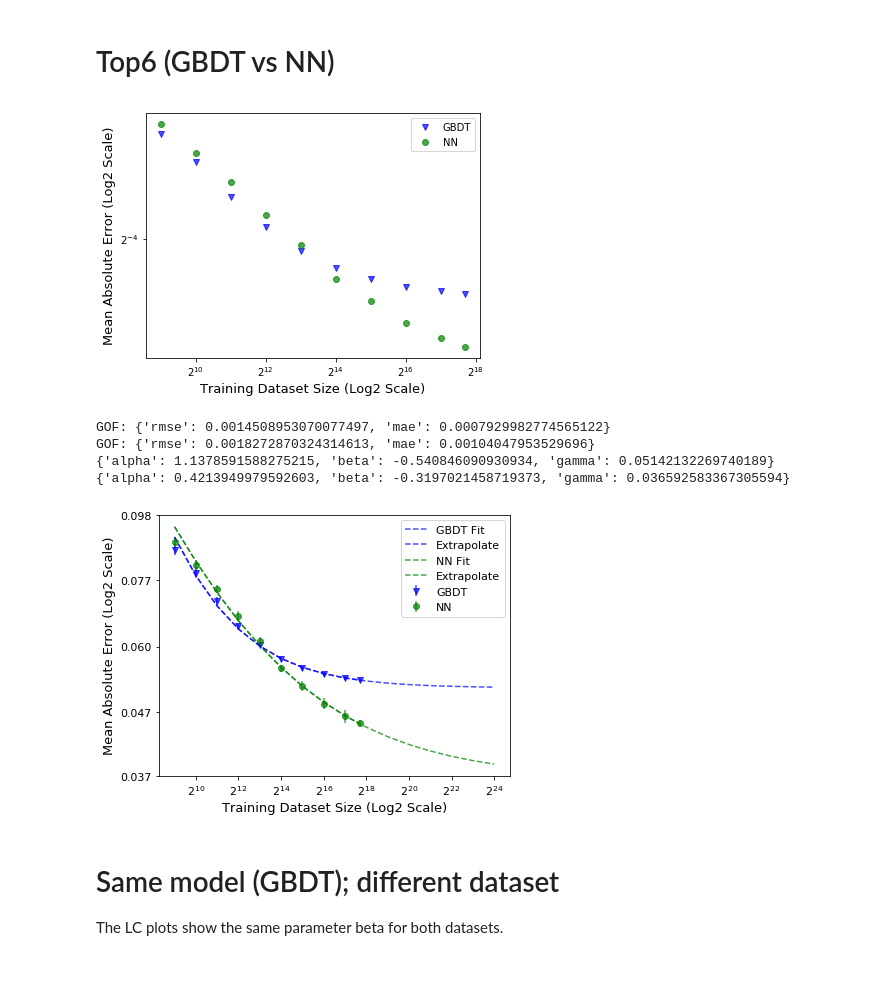
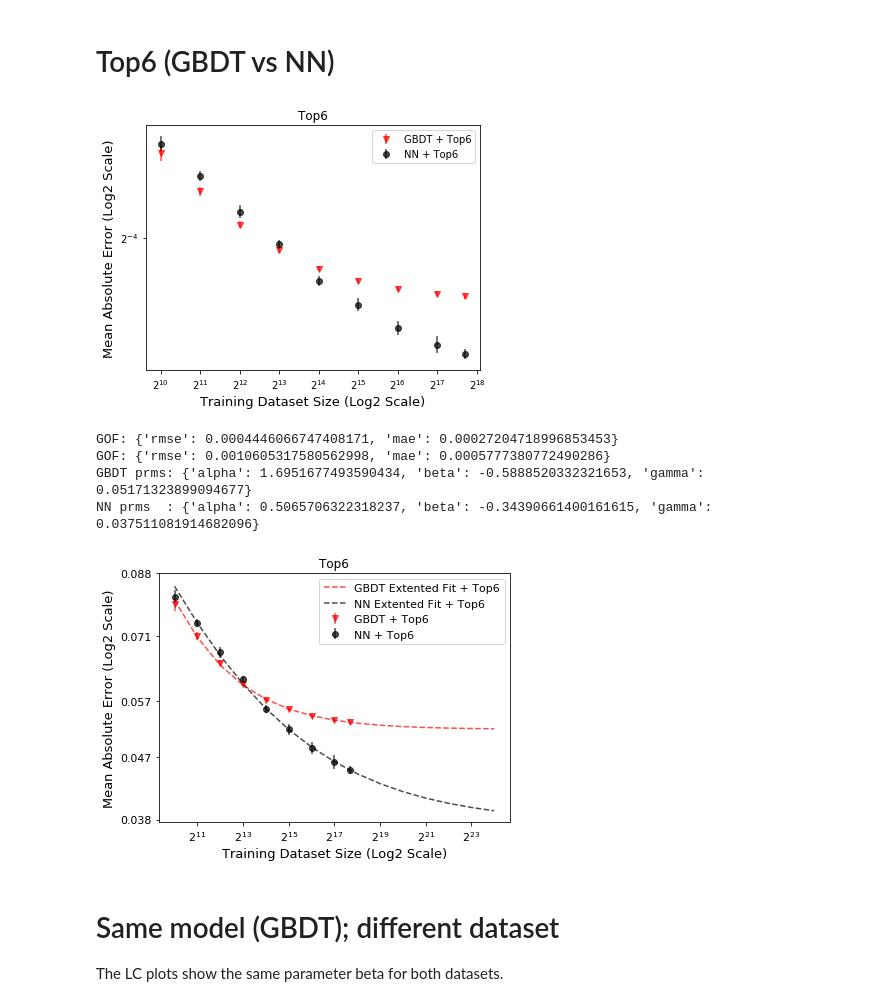
Before and after one commit to adpartin/LearningCurves, a Jupyter notebook: notebooks/ppr_rslt_cmpr_ml.ipynb, the cells around one changed output. Cells and saved outputs as stored; diff of their text form; code cells hidden in the pictures; blank space fills up the shorter version.

```diff
--- a/notebooks/ppr_rslt_cmpr_ml.ipynb
+++ b/notebooks/ppr_rslt_cmpr_ml.ipynb
@@ -371,9 +419,8 @@ NN prms  : {'alpha': 0.5416823384200191, 'beta': -0.3236272868970528, 'gamma': 0
 data_name = 'top6'
 # %%
 lgb_shift_id = 0
-# lgb_shift_id = 6
-# lgb_shift_id = 7
-lgb_shift_id = 8
+# lgb_shift_id = 8
+lgb_shift_id = 9
 lgb = lgb_top6[lgb_shift_id:].reset_index(drop=True)
 
 nn_shift_id = lgb_shift_id - 6
@@ -387,7 +434,7 @@ y = lgb['median'].values
 yerr = lgb['std'].values
 ax = lrn_crv_plot.plot_lrn_crv_new(x=x, y=y, yerr=yerr,
                                    ax=ax, ls='', marker='v', alpha=0.7,
-                                   **plot_args, color='b', label='GBDT')
+                                   **plot_args, color='r', label='GBDT + Top6')
 # NN
 x = nn['tr_size'].values
 # y = nn['mean_absolute_error'].values
@@ -395,12 +442,12 @@ y = nn['median'].values
 yerr = nn['std'].values
 ax = lrn_crv_plot.plot_lrn_crv_new(x=x, y=y, yerr=yerr,
                                    ax=ax, ls='', marker='o', alpha=0.7,
-                                   **plot_args, color='g', label='NN')
+                                   **plot_args, color='k', label='NN + Top6')
 ax.set_title('Top6')
 ax.legend(frameon=True, fontsize=10, loc='best')
 ax.grid(False)
 # %% [output]
-[figure, old version]
+[figure, new version]
 # %%
 ax = None
 
@@ -430,17 +477,17 @@ print('GOF:', gof)
 # GBDT Data Plot
 ax = lrn_crv_plot.plot_lrn_crv_new(x=x, y=y, yerr=yerr,
                                    ax=ax, ls='', marker='v', alpha=0.7,
-                                   **plot_args, color='b', label='GBDT')
+                                   **plot_args, color='r', label='GBDT + Top6')
 
 # GBDT Fit Plot
-ax = lrn_crv_plot.plot_lrn_crv_new(x=xf, y=yfit,
-                                   ax=ax, ls='--', marker='', alpha=0.7,
-                                   **plot_args, color='b', label='GBDT Fit')
+# ax = lrn_crv_plot.plot_lrn_crv_new(x=xf, y=yfit,
+#                                    ax=ax, ls='--', marker='', alpha=0.7,
+#                                    **plot_args, color='b', label='GBDT Fit + Top6')
 
 # GBDT Extrapolate Plot
 ax = lrn_crv_plot.plot_lrn_crv_new(x=xext_far, y=yext_far,
                                    ax=ax, ls='--', marker='', alpha=0.7,
-                                   **plot_args, color='b', label='Extrapolate')
+                                   **plot_args, color='r', label='GBDT Extented Fit + Top6')
 
 # ----------------------------------------------------
 # NN Data
@@ -469,44 +516,45 @@ print('GOF:', gof)
 # NN Data Plot
 ax = lrn_crv_plot.plot_lrn_crv_new(x=x, y=y, yerr=yerr,
                                    ax=ax, ls='', marker='o', alpha=0.7,
-                                   **plot_args, color='g', label='NN')
+                                   **plot_args, color='k', label='NN + Top6')
 
 # NN Fit Plot
-ax = lrn_crv_plot.plot_lrn_crv_new(x=xf, y=yfit,
-                                   ax=ax, ls='--', marker='', alpha=0.7,
-                                   **plot_args, color='g', label='NN Fit')
+# ax = lrn_crv_plot.plot_lrn_crv_new(x=xf, y=yfit,
+#                                    ax=ax, ls='--', marker='', alpha=0.7,
+#                                    **plot_args, color='g', label='NN Fit + Top6')
 
 # NN Extrapolate Plot
 ax = lrn_crv_plot.plot_lrn_crv_new(x=xext_far, y=yext_far,
                                    ax=ax, ls='--', marker='', alpha=0.7,
-                                   **plot_args, color='g', label='Extrapolate')
+                                   **plot_args, color='k', label='NN Extented Fit + Top6')
 
 # ----------------------------------------------------
 # General axes prms
 # https://matplotlib.org/3.1.1/api/_as_gen/matplotlib.axes.Axes.tick_params.html
 ax.tick_params(axis='both', labelsize=11)
 
 # Set X axis
 xlim = ax.get_xlim()
 # ax.set_xticks([2**i for i in range(8, 18)])
 # ax.set_xlim([xlim[0], 2**18])
 
 # Set Y axis
 ax = set_yticks_ap(ax)
 
+ax.set_title('Top6')
 ax.legend(frameon=True, fontsize=11, loc='best');
 ax.grid(False)
 plt.tight_layout()
 plt.savefig(save_fig_path/'gbdt_vs_nn_on_{}.png'.format(data_name), dpi=200)
 
 print('GBDT prms:', prms_lgb)
 print('NN prms  :', prms_nn)
 # %% [output]
-GOF: {'rmse': 0.0014508953070077497, 'mae': 0.0007929982774565122}
-GOF: {'rmse': 0.0018272870324314613, 'mae': 0.00104047953529696}
-{'alpha': 1.1378591588275215, 'beta': -0.540846090930934, 'gamma': 0.05142132269740189}
-{'alpha': 0.4213949979592603, 'beta': -0.3197021458719373, 'gamma': 0.036592583367305594}
+GOF: {'rmse': 0.0004446066747408171, 'mae': 0.00027204718996853453}
+GOF: {'rmse': 0.0010605317580562998, 'mae': 0.0005777380772490286}
+GBDT prms: {'alpha': 1.6951677493590434, 'beta': -0.5888520332321653, 'gamma': 0.05171323899094677}
+NN prms  : {'alpha': 0.5065706322318237, 'beta': -0.34390661400161615, 'gamma': 0.037511081914682096}
-[figure, old version]
+[figure, new version]
 # %% [markdown]
 # Same model (GBDT); different dataset
 
```
Also changed, not shown: parts of 7 cells of this notebook, 2 other files.
